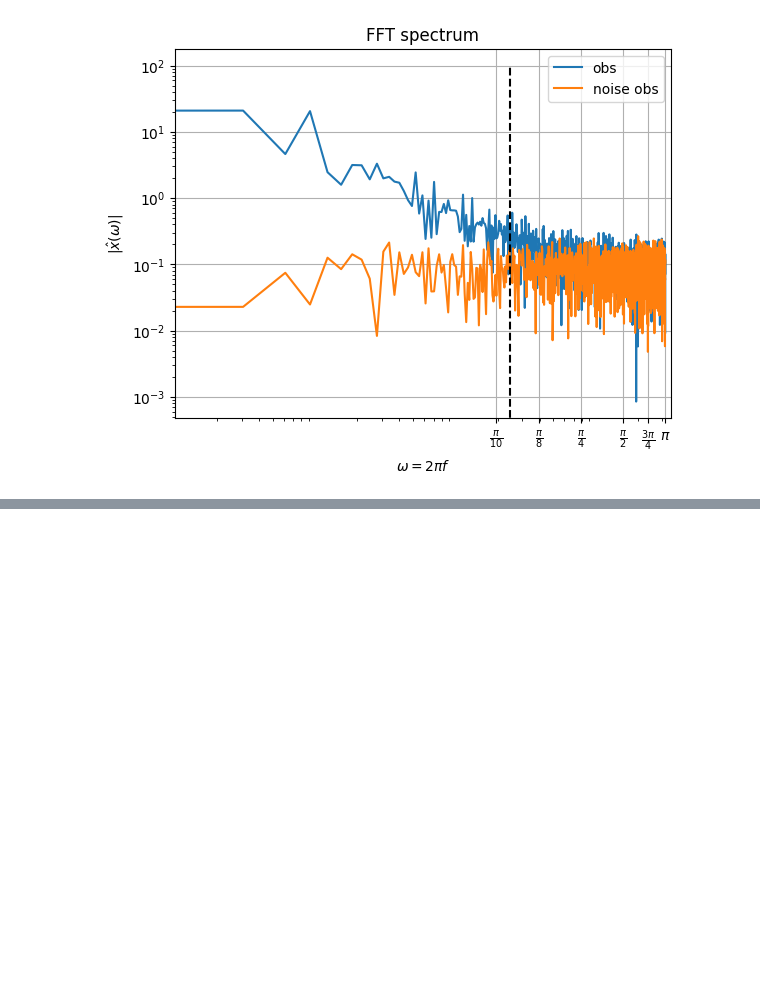
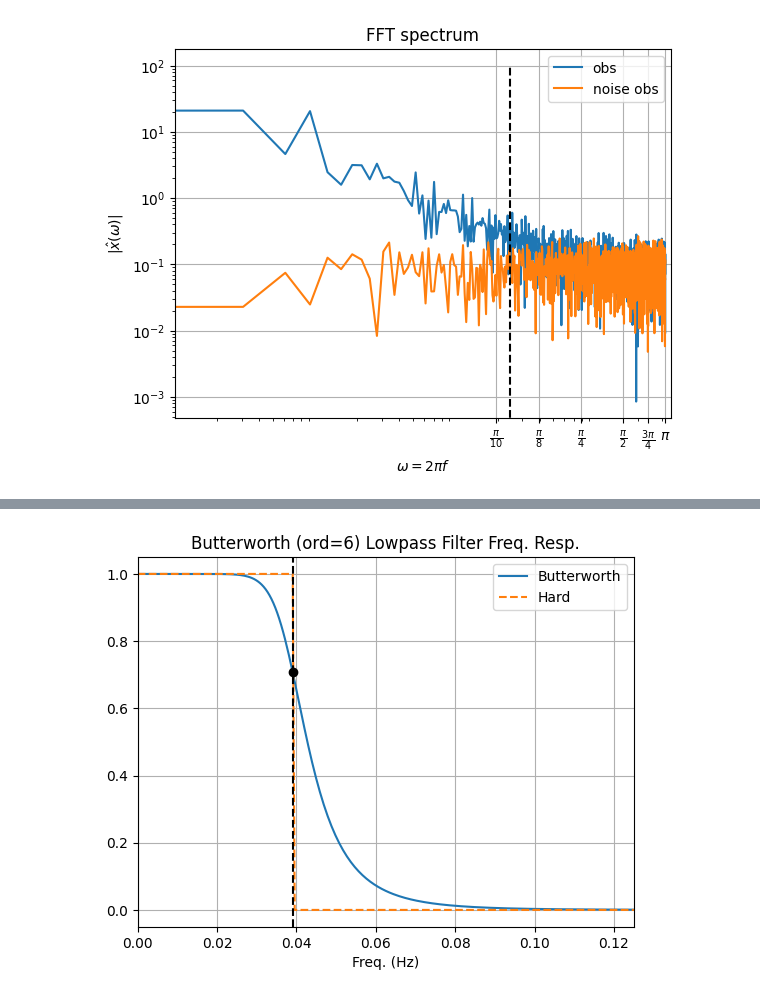
Before and after one commit to jecampagne/cours_mallat_cdf, a Jupyter notebook: cours2024/Wavelet1DDenoising.ipynb, the cells around one changed output, grey strips where cells are left out. Saved outputs shown, nothing was run; the diff lists cells and outputs as text; code cells hidden in the pictures; blank space fills up the shorter version.

```diff
--- a/cours2024/Wavelet1DDenoising.ipynb
+++ b/cours2024/Wavelet1DDenoising.ipynb
@@ -240,0 +274,45 @@ Text(0.5, 0, 't (sec)')
+# %%
+def compute_frequency_response(b_vals, a_vals, fs):
+    """Compute the frequency response of a filter.
+
+    Parameters
+    ----------
+    b_vals : 1d array
+        B value filter coefficients for a filter.
+    a_vals : 1d array
+        A value filter coefficients for a filter.
+    fs : float
+        Sampling rate, in Hz.
+
+    Returns
+    -------
+    f_db : 1d array
+        Frequency vector corresponding to attenuation decibels, in Hz.
+    db : 1d array
+        Degree of attenuation for each frequency specified in `f_db`, in dB.
+    """
+
+    w_vals, h_vals = freqz(b_vals, a_vals, worN=1024)
+    f_db = w_vals * fs / (2. * np.pi)
+    db = 20 * np.log10(np.abs(h_vals))
+
+    return f_db, db, np.abs(h_vals)
+
+def hard(f,fc):
+  return np.where(f<=fc,1.,0.)
+
+
+b,a = butter_lowpass(fc, 1/fs, order=order)
+w,h,habs = compute_frequency_response(b,a,1/fs)
+
+plt.plot(w,habs,label='Butterworth')
+plt.plot(w,hard(w,fc),ls="--", label="Hard")
+plt.plot(fc, 0.5*np.sqrt(2), 'ko')
+plt.axvline(fc, color='k',ls="--")
+xlabel("Freq. (Hz)")
+plt.title(f"Butterworth (ord={order}) Lowpass Filter Freq. Resp.")
+xlim([0,fs/8])
+legend()
+grid();
+# %% [output]
+[figure, added]
```
Also changed, not shown: parts of 10 cells of this notebook.
